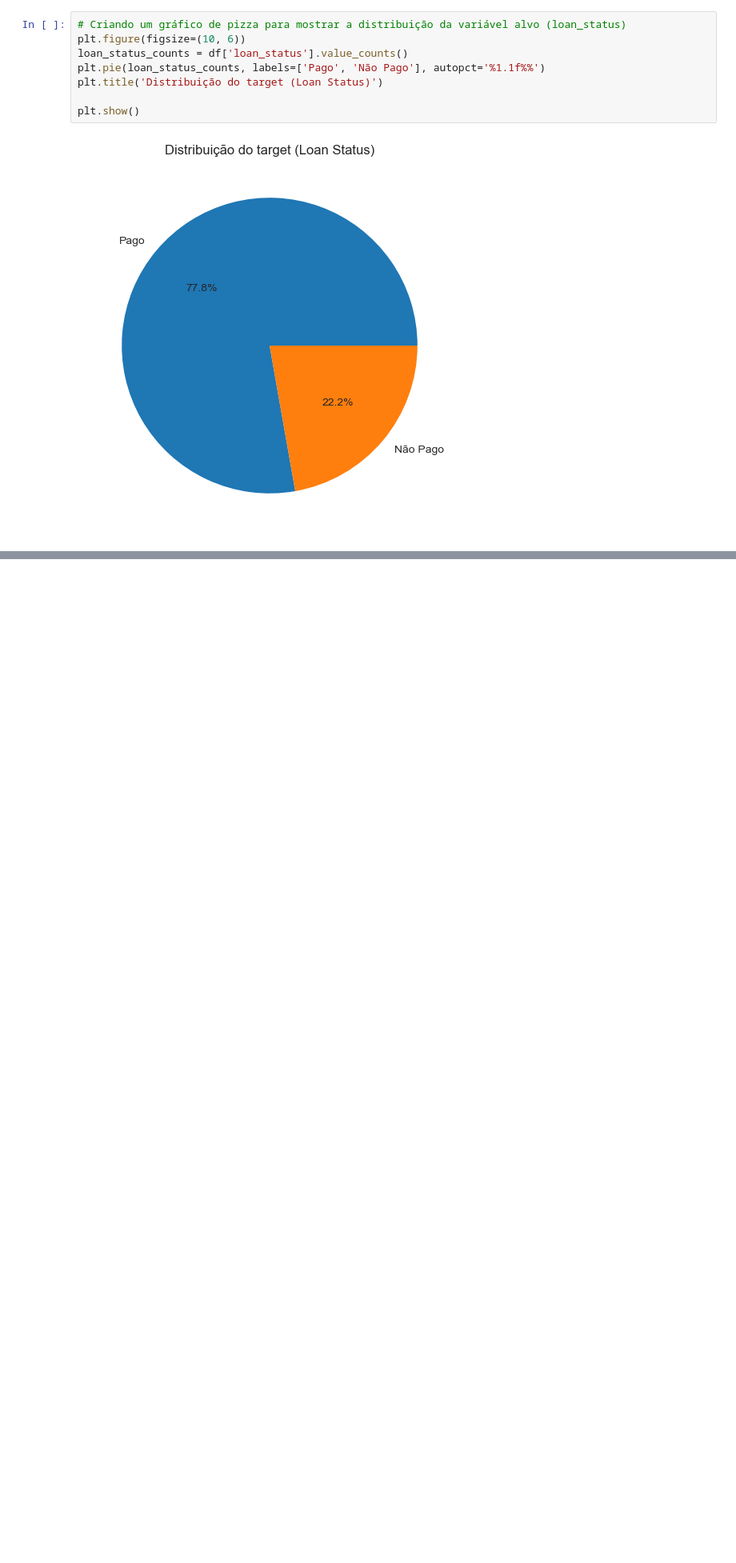
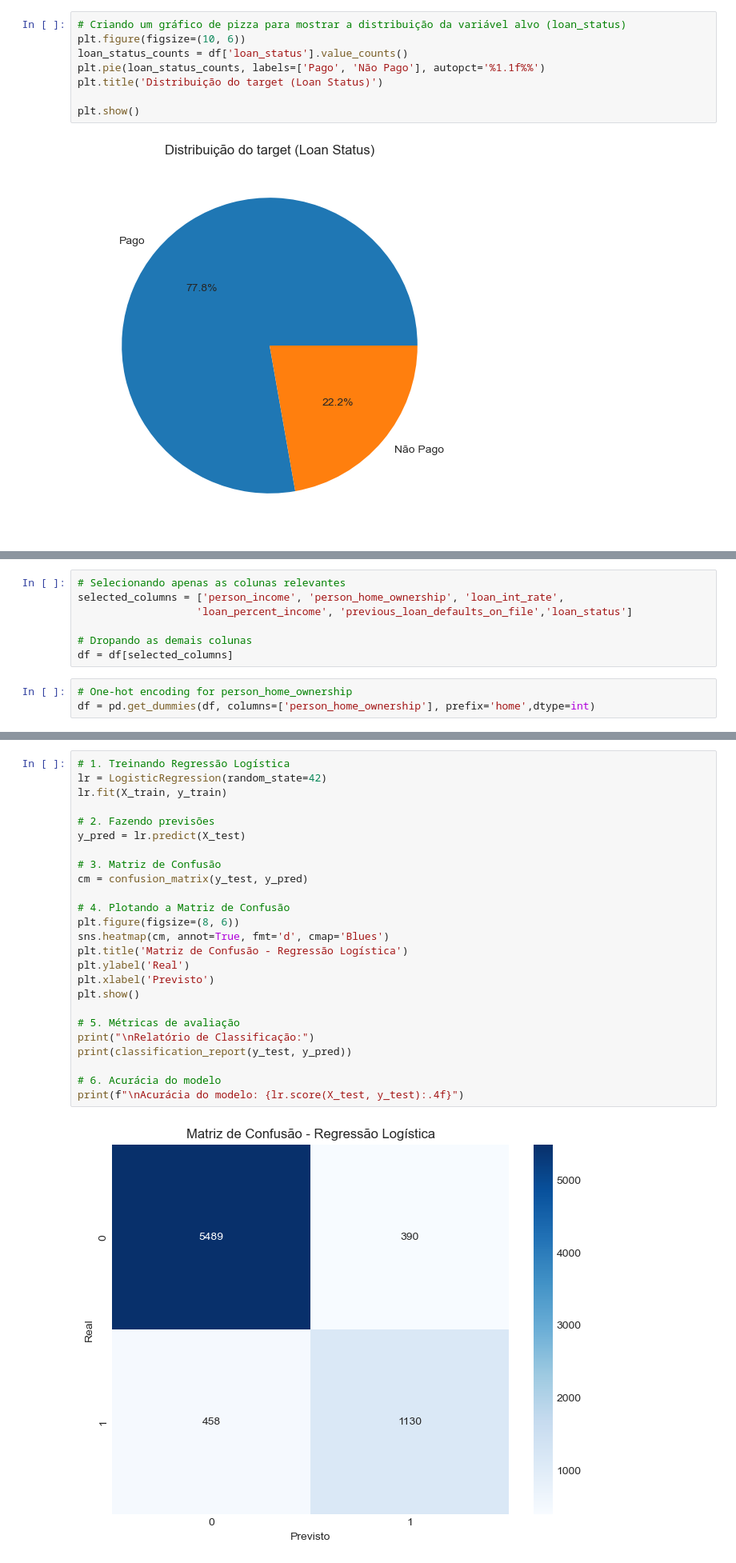
Before and after one commit to Marcao-Martins/Credit-Risk, a Jupyter notebook: loan.ipynb, the cells around one changed output, grey strips where cells are left out. Shown: that part at 80% size. Drawn from its saved outputs; the diff is of its cells as text; blank space fills up the shorter version.

```diff
--- a/loan.ipynb
+++ b/loan.ipynb
@@ -277,0 +497,10 @@ colunas_simetricas = ['person_age', 'credit_score']
+# %%
+# Selecionando apenas as colunas relevantes
+selected_columns = ['person_income', 'person_home_ownership', 'loan_int_rate',
+                   'loan_percent_income', 'previous_loan_defaults_on_file','loan_status']
+
+# Dropando as demais colunas
+df = df[selected_columns]
+# %%
+# One-hot encoding for person_home_ownership
+df = pd.get_dummies(df, columns=['person_home_ownership'], prefix='home',dtype=int)
@@ -277,0 +564,27 @@ colunas_simetricas = ['person_age', 'credit_score']
+# %%
+# 1. Treinando Regressão Logística
+lr = LogisticRegression(random_state=42)
+lr.fit(X_train, y_train)
+
+# 2. Fazendo previsões
+y_pred = lr.predict(X_test)
+
+# 3. Matriz de Confusão
+cm = confusion_matrix(y_test, y_pred)
+
+# 4. Plotando a Matriz de Confusão
+plt.figure(figsize=(8, 6))
+sns.heatmap(cm, annot=True, fmt='d', cmap='Blues')
+plt.title('Matriz de Confusão - Regressão Logística')
+plt.ylabel('Real')
+plt.xlabel('Previsto')
+plt.show()
+
+# 5. Métricas de avaliação
+print("\nRelatório de Classificação:")
+print(classification_report(y_test, y_pred))
+
+# 6. Acurácia do modelo
+print(f"\nAcurácia do modelo: {lr.score(X_test, y_test):.4f}")
+# %% [output]
+[figure, added]
```
Also changed, not shown: parts of 27 cells of this notebook, 4 other files.
